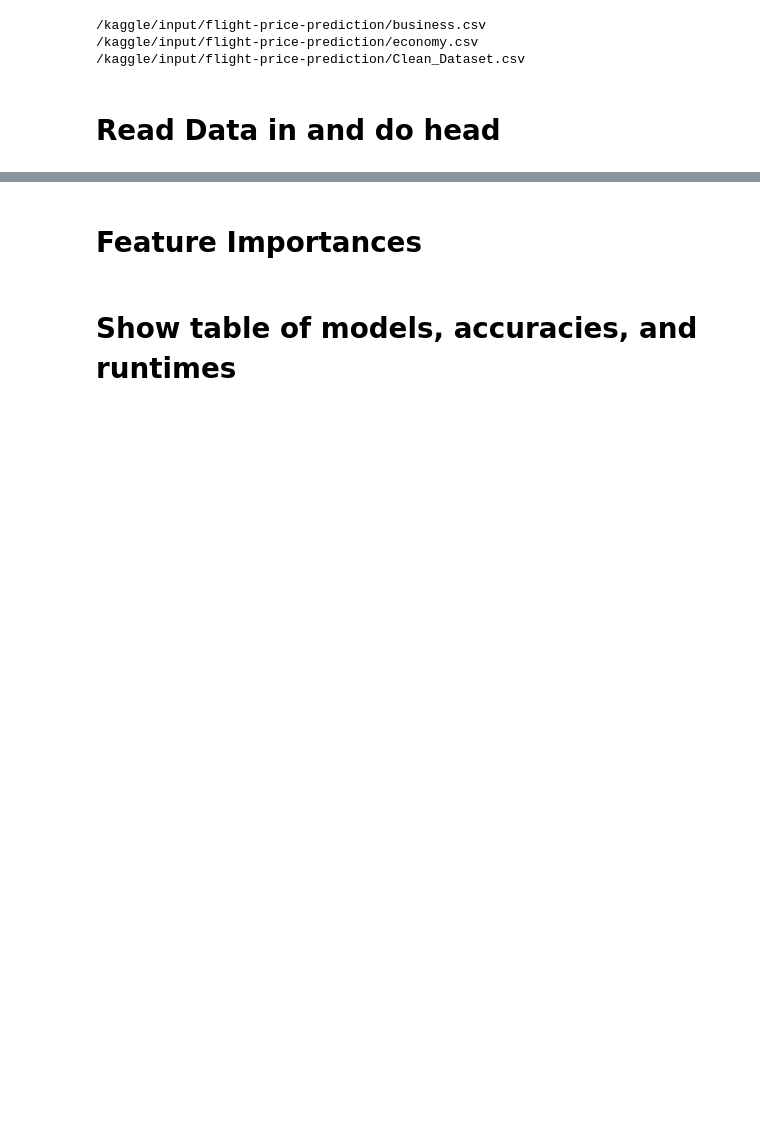
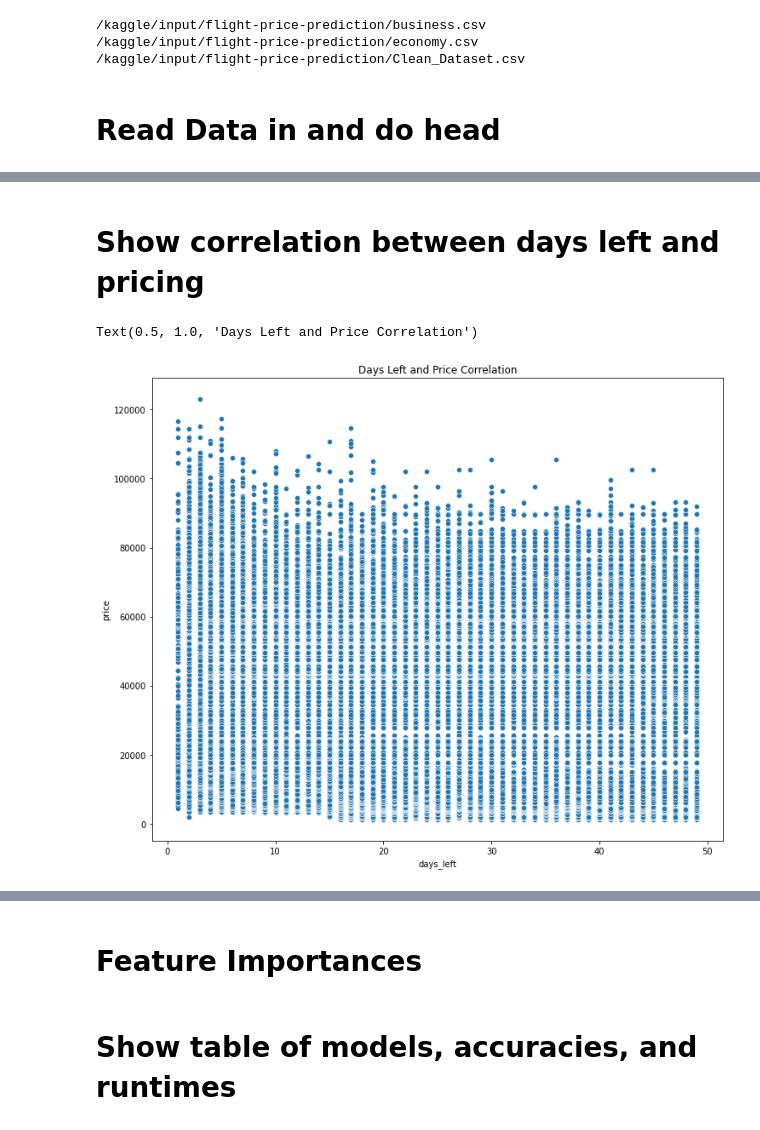
Before and after one commit to mkerekes1427/CAP-4770-Final-Project, a Jupyter notebook: sleep-datascience-notebook.ipynb, the cells around one changed output, grey strips where cells are left out. Saved outputs shown, nothing was run; the diff lists cells and outputs as text; code cells hidden in the pictures; blank space fills up the shorter version.

```diff
--- a/sleep-datascience-notebook.ipynb
+++ b/sleep-datascience-notebook.ipynb
@@ -204,0 +121,9 @@ dataset.head()
+# %% [markdown]
+# Show correlation between days left and pricing
+# %%
+plt.figure(figsize=[12, 10])
+sns.scatterplot(x=dataset["days_left"], y=dataset["price"])
+plt.title("Days Left and Price Correlation")
+# %% [output]
+Text(0.5, 1.0, 'Days Left and Price Correlation')
+[figure, added]
```
Also changed, not shown: parts of 86 cells of this notebook.
